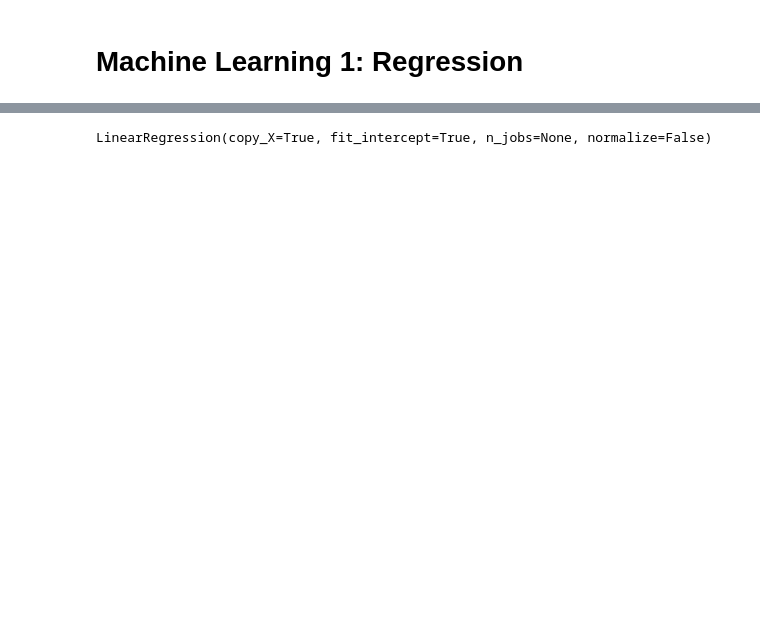
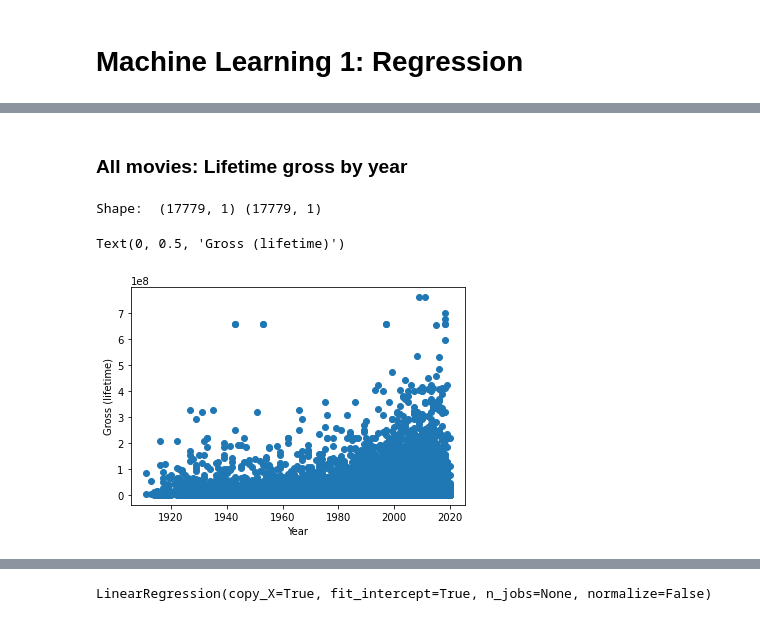
Before and after one commit to AlejandraRosa/final_project, a Jupyter notebook: notebooks/regressions.ipynb, the cells around one changed output, grey strips where cells are left out. Cells and saved outputs as stored; diff of their text form; code cells hidden in the pictures; blank space fills up the shorter version.

```diff
--- a/notebooks/regressions.ipynb
+++ b/notebooks/regressions.ipynb
@@ -143,0 +162,16 @@ dropped.head()
+# %% [markdown]
+### All movies: Lifetime gross by year
+# %%
+# Assign data to X, y (Sklearn requires a two-dimensional array of values so we use reshape to create this)
+X = dropped['Year'].values.reshape(-1, 1)
+y = dropped['Gross (lifetime)'].values.reshape(-1, 1)
+print("Shape: ", X.shape, y.shape)
+
+# Plot the data to see if a linear trend exists
+plt.scatter(X, y)
+plt.xlabel('Year')
+plt.ylabel('Gross (lifetime)')
+# %% [output]
+Shape:  (17779, 1) (17779, 1)
+Text(0, 0.5, 'Gross (lifetime)')
+[figure, added]
```
Also changed, not shown: parts of 48 cells of this notebook.
